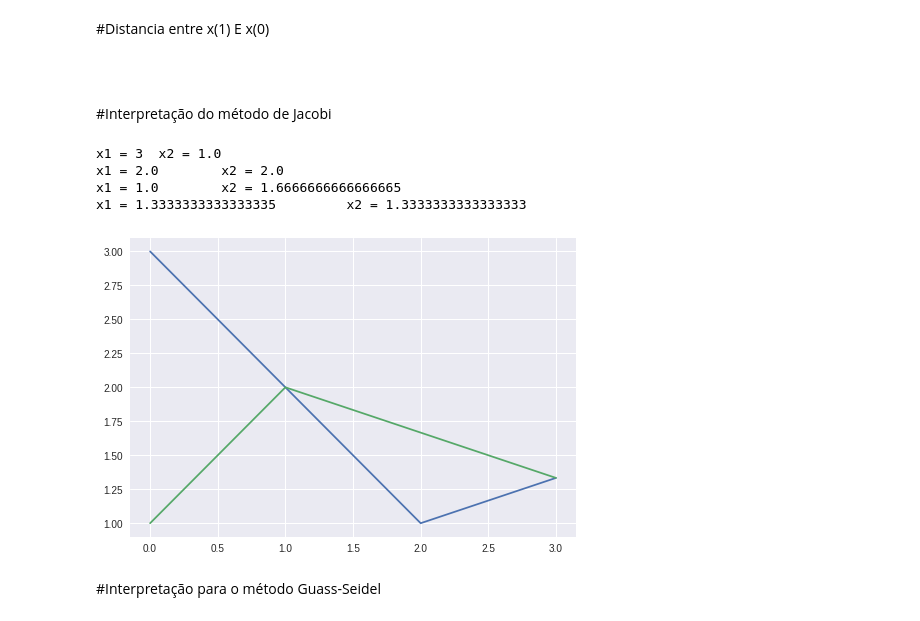
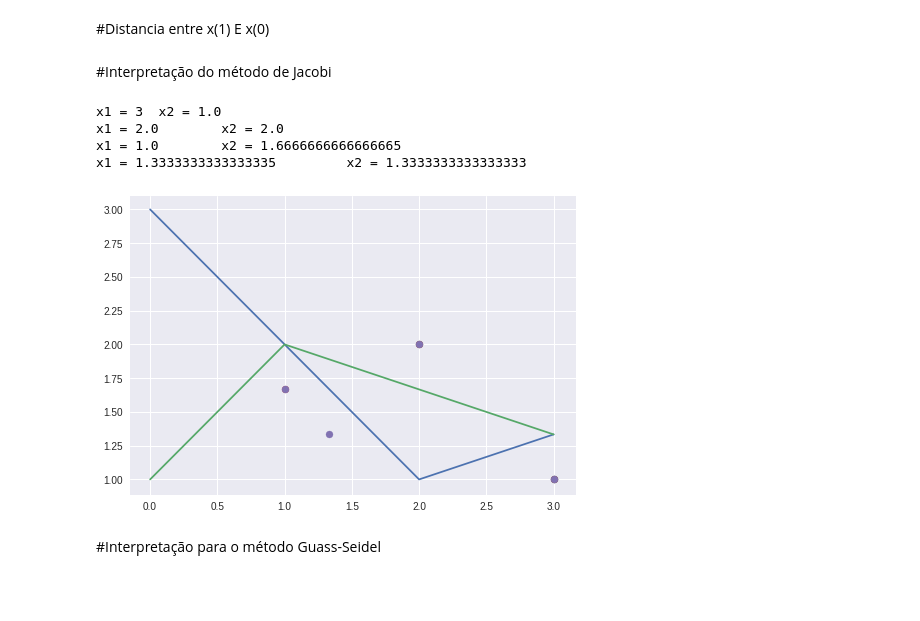
Before and after one commit to Thannos/Aula11, a Jupyter notebook: Aula11_Paulo.ipynb, the cells around one changed output. Cells and saved outputs as stored; diff of their text form; code cells hidden in the pictures; blank space fills up the shorter version.

```diff
--- a/Aula11_Paulo.ipynb
+++ b/Aula11_Paulo.ipynb
@@ -136,33 +137,35 @@ def distancia(a,b,n):#x(1),x(0),tamanho
   for i in range (n):
     aux[i]=d/max(a[i])#calculo da distancia em si
   return aux
-# %% [markdown]
-#
 # %% [markdown]
 #Interpretação do método de Jacobi
 # %%
-x1=0
-x2=0
-n=4
-k1=[]
-k2=[]
-for i in range (n):
-  aux=x1
-  x1=3-x2
-  k1.append(x1)
-  x2=1/3*(3+aux)
-  k2.append(x2)
-  print('x1 =',x1,'\tx2 =',x2)
-#não sei como plotar o gráfico
-plt.plot(k1,label='x1')
-plt.plot(k2,label='x2')
-plt.show()
+def mtjacobi(n):
+  x1=0#x1(0)
+  x2=0#x2(0)
+  k1=[]
+  k2=[]
+  for i  in range(n):
+    aux=x1
+    x1=3-x2#x1(i)
+    k1.append(x1)#para plotar o valor de x1 no gráfico
+    x2=1/3*(3+aux)#x2(i)
+    k2.append(x2)#para plotar o valor de x2 no gráfico
+    print('x1 =',x1,'\tx2 =',x2)#valor de x1 e x2
+    plt.scatter(k1,k2)#separa os valores de k1 e k2 para plotar os pontos
+  plt.plot(k1)#plot do gráfico x1
+  plt.plot(k2)#plot do gráfico de x2
+  plt.show()
-# %% [output]
-x1 = 3  x2 = 1.0
-x1 = 2.0        x2 = 2.0
-x1 = 1.0        x2 = 1.6666666666666665
-x1 = 1.3333333333333335         x2 = 1.3333333333333333
-[figure, removed]
+# %%
+#para exemplo de: a=np.array([[1,1],[1,-3]]) e b=np.array([3,-3])
+mtjacobi(4)
+#não conseguir plotar as retas direito, mas os pontos estão corretos como verificado no print
+# %% [output]
+x1 = 3  x2 = 1.0
+x1 = 2.0        x2 = 2.0
+x1 = 1.0        x2 = 1.6666666666666665
+x1 = 1.3333333333333335         x2 = 1.3333333333333333
+[figure, added]
 # %% [markdown]
 #Interpretação para o método Guass-Seidel
 # %%
```
Also changed, not shown: parts of 5 cells of this notebook.
